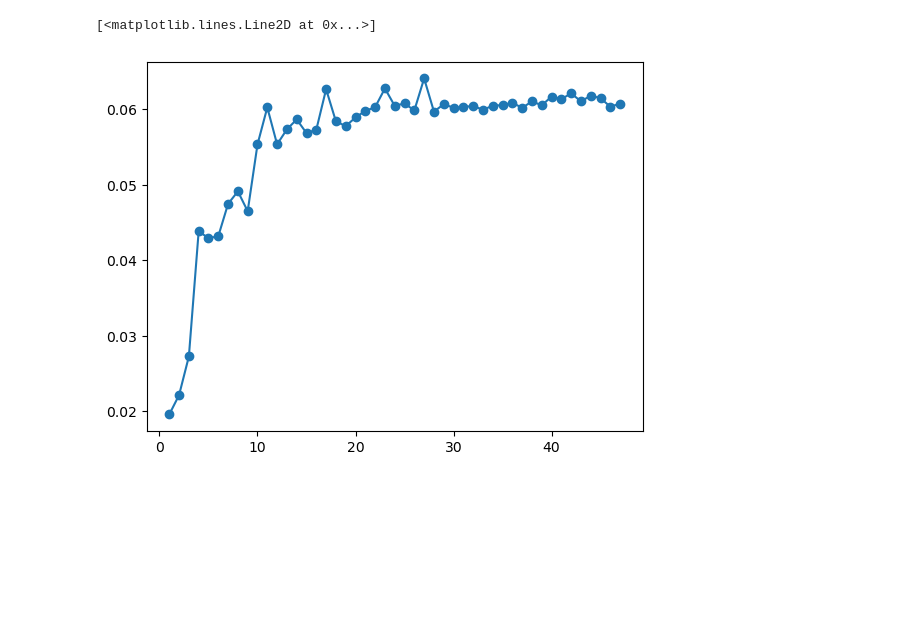
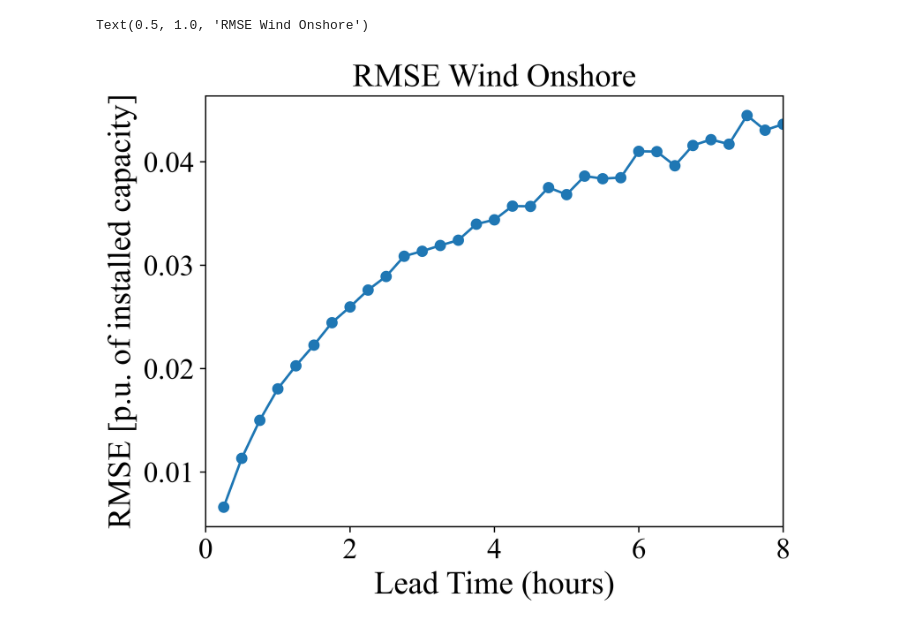
Before and after one commit to WouterKoksNL/entsoe-forecasting, a Jupyter notebook: analysis.ipynb, the cells around one changed output. Cells and saved outputs as stored; diff of their text form; code cells hidden in the pictures; blank space fills up the shorter version.

```diff
--- a/analysis.ipynb
+++ b/analysis.ipynb
@@ -188,13 +216,7 @@ for error_type in ["wind"]:
     rmse_dict[error_type] = rmse_per_step
 # Assume rmse_per_step is already defined
 # %%
-y_pred_dict = {}
-y_test_dict = {}
-max_lead_time = 4 * 8
-n_lags = 7
-
-
-years = [2022, 2023, 2024]
+years = [2024]
 # zones = ['NO_2', 'NO_3', 'NO_4', 'DK_1']
 zones = ['ES']
 
@@ -202,9 +224,8 @@ rmse_dict = {}
 target_series_dict = {}
 forecast_series_dict = {}
 
-for error_type in ["Wind Onshore", "Solar", "load"]:
-    y_pred_dict[error_type] = {}
-    y_test_dict[error_type] = {}
+for error_type in ["Solar", "Wind Onshore"]:
+
 
     for zone in zones:
         if error_type == "load":
@@ -212,24 +233,6 @@ for error_type in ["Wind Onshore", "Solar", "load"]:
         else:
             target_series, forecast_series, scaling_value = load_generation_data(years, zone, carrier=error_type, detrend_flag=False)
 
-    for n_lead_time in range(1, max_lead_time + 1):
-        # y_test, y_pred = train_and_test_random_forest(target_series, forecast_series, n_lags=n_lags, n_lead_time=n_lead_time)
-        y_test, y_pred = train_and_test_lstm(
-            target_series,
-            forecast_series,
-            past_forecast_error=target_series - forecast_series,
-            target_series_hour=target_series.index.hour * 60 + target_series.index.minute,
-            target_series_month=target_series.index.dayofyear,
-            n_lags=n_lags,
-            n_lead_time=n_lead_time,
-            train_test_split=2/3,
-            epochs=20,
-            learning_rate=0.001,
-            )
+
         target_series_dict[error_type] = target_series
         forecast_series_dict[error_type] = forecast_series
-        y_pred_dict[error_type][n_lead_time] = y_pred
-        y_test_dict[error_type][n_lead_time] = y_test
-
-        # rmse = root_mean_squared_error(y_test, y_pred) / scaling_value
-        # rmse_dict[error_type][n_lead_time] = rmse
@@ -305,11 +239,17 @@ Epoch 20/20
 # %%
 rmse_per_step = {}
-for (lead_time, y_pred), (_, y_test) in zip(y_pred_dict.items(), y_test_dict.items()):
+error_type = 'Wind Onshore'
+for (lead_time, y_pred), (_, y_test) in zip(y_pred_dict[error_type].items(), y_test_dict[error_type].items()):
     rmse = root_mean_squared_error(y_test, y_pred) / scaling_value
     rmse_per_step[lead_time] = rmse
 
 rmse_ser = pd.Series(rmse_per_step)
-plt.plot(rmse_ser.index, rmse_ser.values, marker='o')
+plt.plot(rmse_ser.index/4, rmse_ser.values, marker='o')
+plt.xlabel('Lead Time (hours)')
+plt.ylabel('RMSE [p.u. of installed capacity]')
+plt.xlim((0, 8))
+plt.title('RMSE Wind Onshore')
+# plt.savefig(f'figures/processed/rmse_per_step_solar.png', dpi=300)
 # %% [output]
-[<matplotlib.lines.Line2D at 0x...>]
+Text(0.5, 1.0, 'RMSE Wind Onshore')
-[figure, old version]
+[figure, new version]
```
Also changed, not shown: parts of 57 cells of this notebook.
